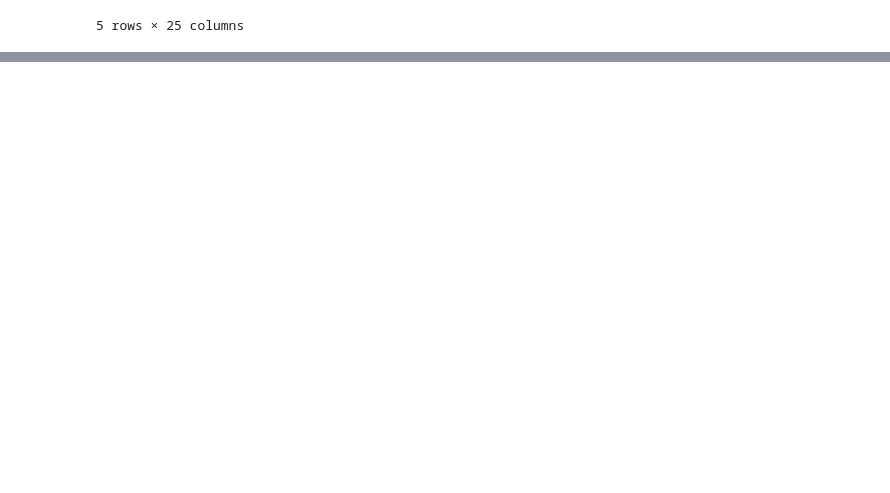
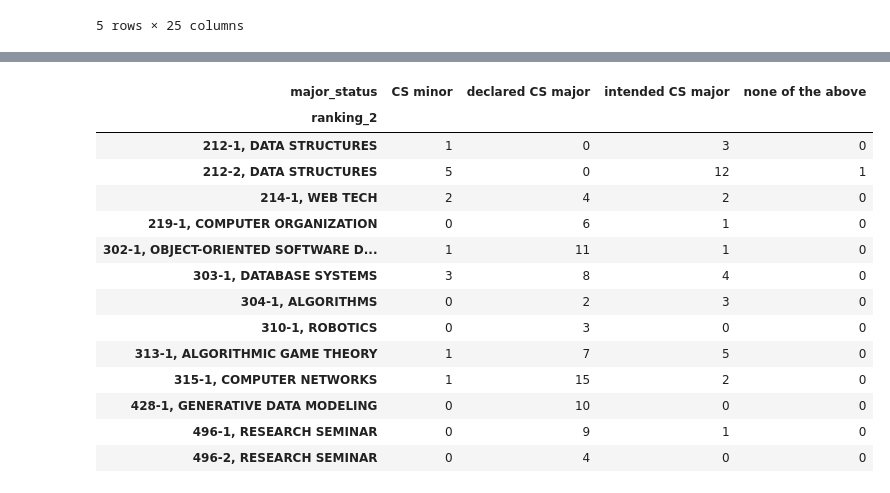
Before and after one commit to awoolfson/data-science-final, a Jupyter notebook: bivariate.ipynb, the cells around one changed output, grey strips where cells are left out. Cells and saved outputs as stored; diff of their text form; code cells hidden in the pictures; blank space fills up the shorter version.

```diff
--- a/bivariate.ipynb
+++ b/bivariate.ipynb
@@ -82,0 +188,20 @@ pearson
+# %%
+# ranking_2 and major status crosstab
+cross = pd.crosstab(df['ranking_2'], df['major_status'])
+cross
+# %% [output]
+| major_status | CS minor | declared CS major | intended CS major | none of the above |
+| ranking_2 |  |  |  |  |
+| 212-1, DATA STRUCTURES | 1 | 0 | 3 | 0 |
+| 212-2, DATA STRUCTURES | 5 | 0 | 12 | 1 |
+| 214-1, WEB TECH | 2 | 4 | 2 | 0 |
+| 219-1, COMPUTER ORGANIZATION | 0 | 6 | 1 | 0 |
+| 302-1, OBJECT-ORIENTED SOFTWARE D... | 1 | 11 | 1 | 0 |
+| 303-1, DATABASE SYSTEMS | 3 | 8 | 4 | 0 |
+| 304-1, ALGORITHMS | 0 | 2 | 3 | 0 |
+| 310-1, ROBOTICS | 0 | 3 | 0 | 0 |
+| 313-1, ALGORITHMIC GAME THEORY | 1 | 7 | 5 | 0 |
+| 315-1, COMPUTER NETWORKS | 1 | 15 | 2 | 0 |
+| 428-1, GENERATIVE DATA MODELING | 0 | 10 | 0 | 0 |
+| 496-1, RESEARCH SEMINAR | 0 | 9 | 1 | 0 |
+| 496-2, RESEARCH SEMINAR | 0 | 4 | 0 | 0 |
```
Also changed, not shown: parts of 13 cells of this notebook.
